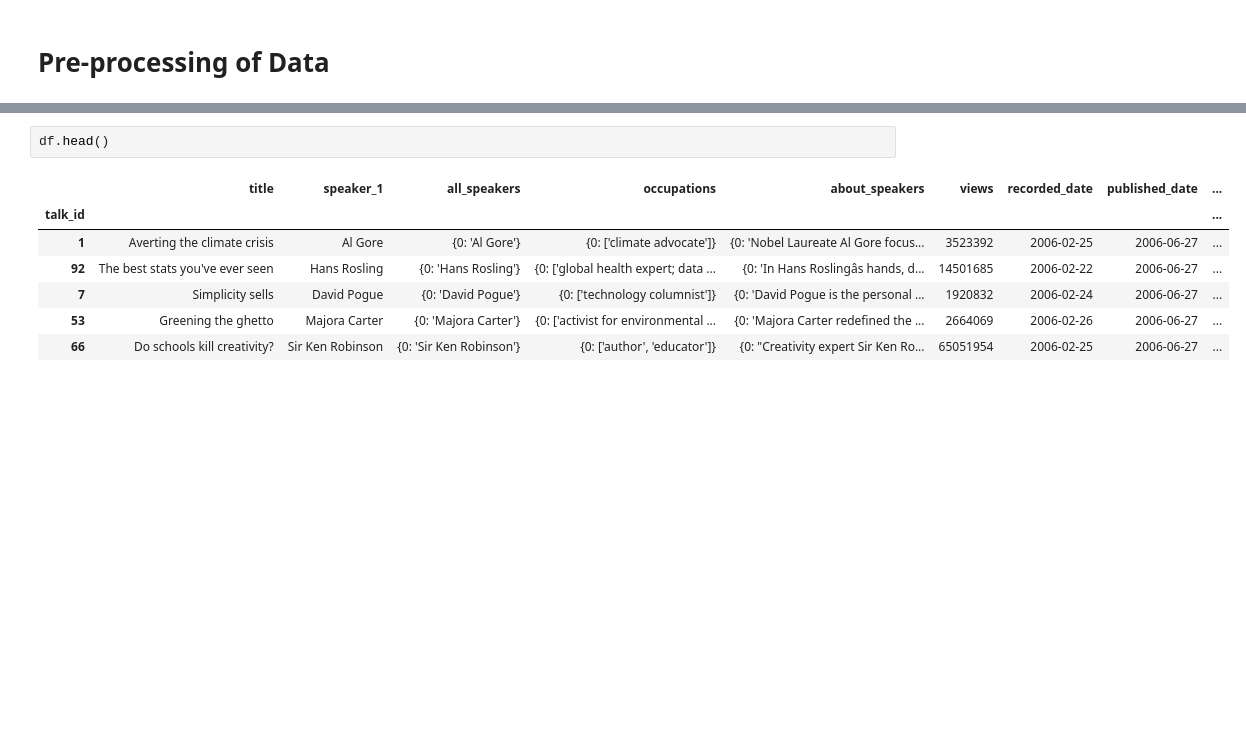
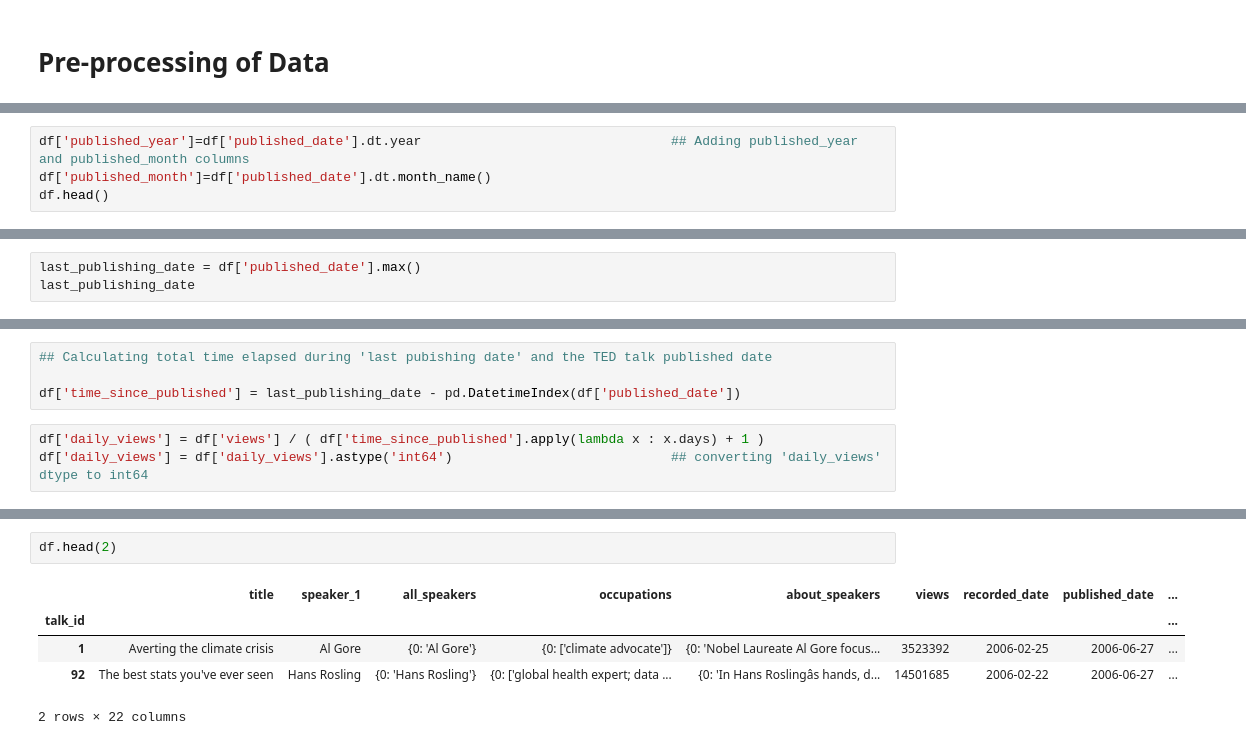
Before and after one commit to Prasad-Khedkar/TED-Talk-Views-Prediction, a Jupyter notebook: TED_Talk_Views_Prediction.ipynb, the cells around one changed output, grey strips where cells are left out. Cells and saved outputs as stored; diff of their text form; blank space fills up the shorter version.

```diff
--- a/TED_Talk_Views_Prediction.ipynb
+++ b/TED_Talk_Views_Prediction.ipynb
@@ -172,0 +195,4 @@ today.strftime('%Y-%m-%d')
+# %%
+df['published_year']=df['published_date'].dt.year                                ## Adding published_year and published_month columns
+df['published_month']=df['published_date'].dt.month_name()
+df.head()
@@ -172,0 +207,3 @@ today.strftime('%Y-%m-%d')
+# %%
+last_publishing_date = df['published_date'].max()
+last_publishing_date
@@ -172,0 +212,7 @@ today.strftime('%Y-%m-%d')
+# %%
+## Calculating total time elapsed during 'last pubishing date' and the TED talk published date
+
+df['time_since_published'] = last_publishing_date - pd.DatetimeIndex(df['published_date'])
+# %%
+df['daily_views'] = df['views'] / ( df['time_since_published'].apply(lambda x : x.days) + 1 )
+df['daily_views'] = df['daily_views'].astype('int64')                            ## converting 'daily_views' dtype to int64
@@ -173,5 +231,5 @@ today.strftime('%Y-%m-%d')
 # %%
-df.head()
+df.head(2)
 # %% [output]
 |  | title | speaker_1 | all_speakers | occupations | about_speakers | views | recorded_date | published_date | ... |
 | talk_id |  |  |  |  |  |  |  |  | ... |
@@ -180,3 +238 @@ df.head()
-| 7 | Simplicity sells | David Pogue | {0: 'David Pogue'} | {0: ['technology columnist']} | {0: 'David Pogue is the personal ... | 1920832 | 2006-02-24 | 2006-06-27 | ... |
-| 53 | Greening the ghetto | Majora Carter | {0: 'Majora Carter'} | {0: ['activist for environmental ... | {0: 'Majora Carter redefined the ... | 2664069 | 2006-02-26 | 2006-06-27 | ... |
-| 66 | Do schools kill creativity? | Sir Ken Robinson | {0: 'Sir Ken Robinson'} | {0: ['author', 'educator']} | {0: "Creativity expert Sir Ken Ro... | 65051954 | 2006-02-25 | 2006-06-27 | ... |
+2 rows × 22 columns
```
Also changed, not shown: parts of 20 cells of this notebook.
